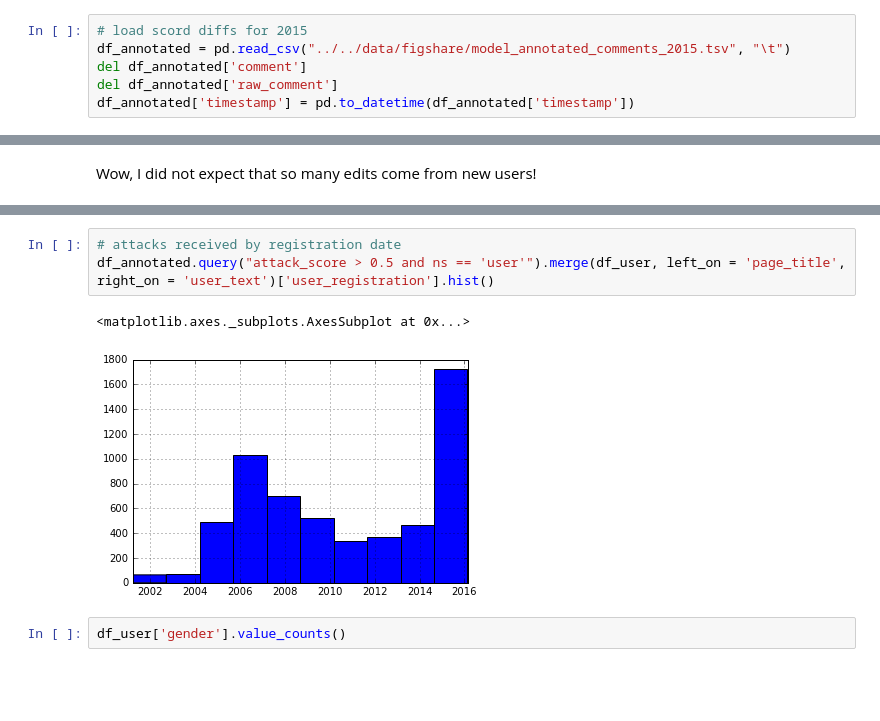
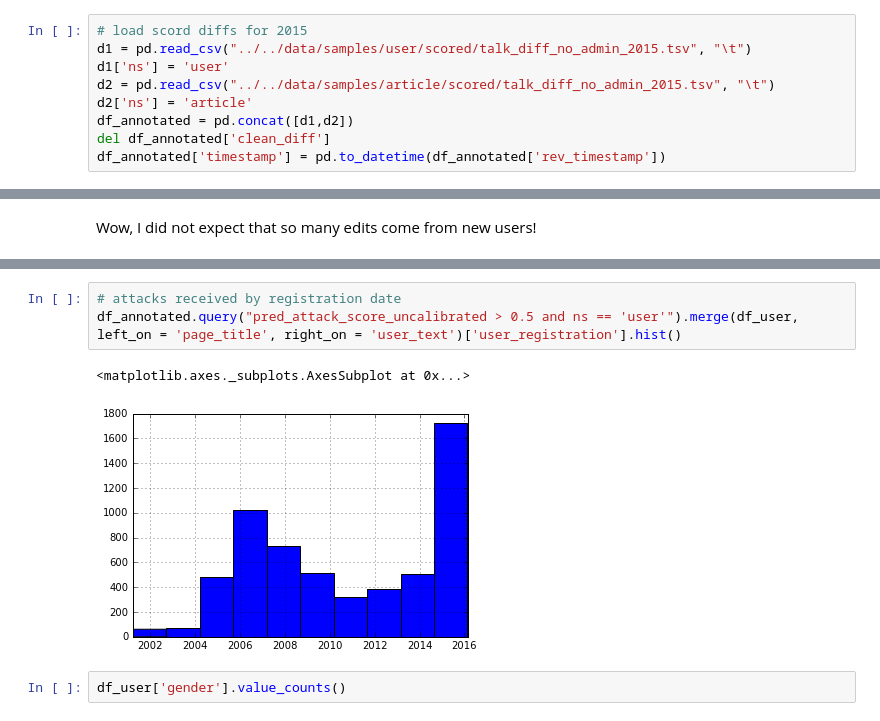
Before and after one commit to ewulczyn/wiki-detox, a Jupyter notebook: src/retention/Chilling effect of harassment on participation in Wikipedia.ipynb, the cells around one changed output, grey strips where cells are left out. Saved outputs shown, nothing was run; the diff lists cells and outputs as text; blank space fills up the shorter version.

```diff
--- a/src/retention/Chilling effect of harassment on participation in Wikipedia.ipynb
+++ b/src/retention/Chilling effect of harassment on participation in Wikipedia.ipynb
@@ -47,9 +56,12 @@ import statsmodels.formula.api as sm
 # %%
 # load scord diffs for 2015
-df_annotated = pd.read_csv("../../data/figshare/model_annotated_comments_2015.tsv", "\t")
-del df_annotated['comment']
-del df_annotated['raw_comment']
-df_annotated['timestamp'] = pd.to_datetime(df_annotated['timestamp'])
+d1 = pd.read_csv("../../data/samples/user/scored/talk_diff_no_admin_2015.tsv", "\t")
+d1['ns'] = 'user'
+d2 = pd.read_csv("../../data/samples/article/scored/talk_diff_no_admin_2015.tsv", "\t")
+d2['ns'] = 'article'
+df_annotated = pd.concat([d1,d2])
+del df_annotated['clean_diff']
+df_annotated['timestamp'] = pd.to_datetime(df_annotated['rev_timestamp'])
 # %%
 # load edits per day for 2015
 df_edits = pd.read_csv("../../data/retention/daily_edit_counts.tsv", "\t")
@@ -103,10 +115,10 @@ df_annotated.query("attack_score > 0.5").merge(df_user, on = 'user_text')['user_
 [figure]
 # %%
 # attacks received by registration date
-df_annotated.query("attack_score > 0.5 and ns == 'user'").merge(df_user, left_on = 'page_title', right_on = 'user_text')['user_registration'].hist()
+df_annotated.query("pred_attack_score_uncalibrated > 0.5 and ns == 'user'").merge(df_user, left_on = 'page_title', right_on = 'user_text')['user_registration'].hist()
 # %% [output]
 <matplotlib.axes._subplots.AxesSubplot at 0x...>
-[figure, old version]
+[figure, new version]
 # %%
 df_user['gender'].value_counts()
 # %% [output]
```
Also changed, not shown: parts of 28 cells of this notebook, 1 other file.
